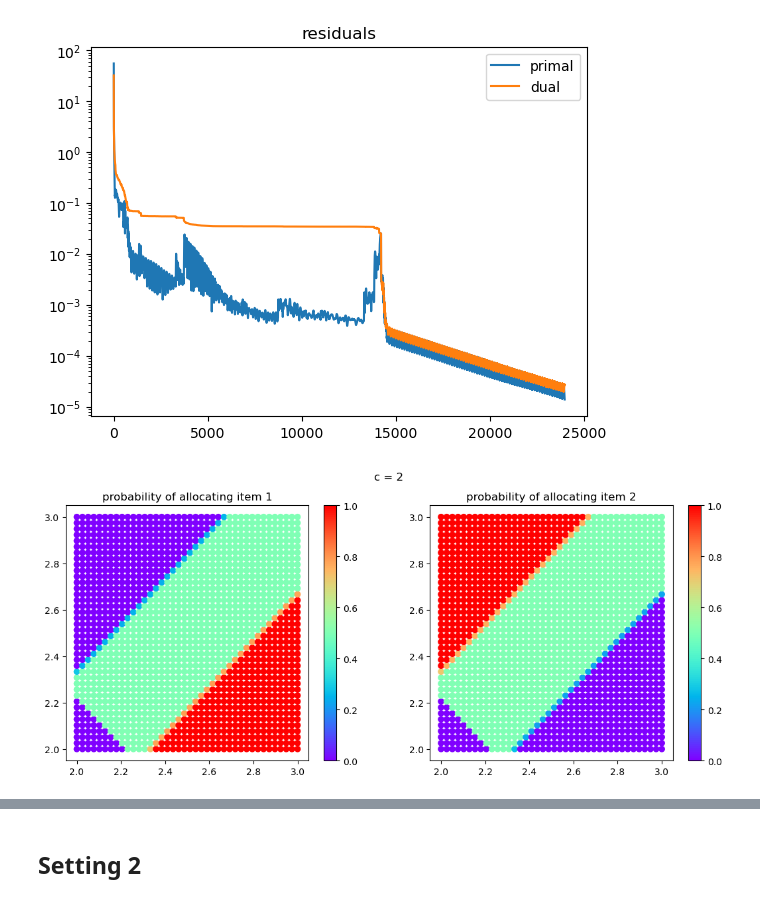
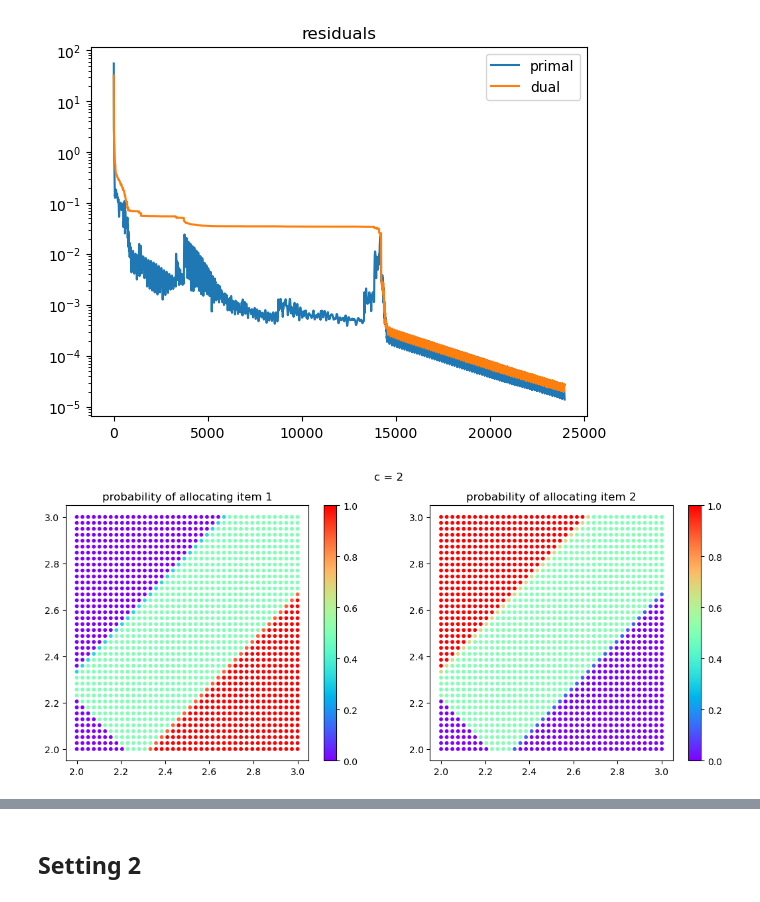
Before and after one commit to x-dupuis/screening-algo, a Jupyter notebook: examples/linear_monopolist.ipynb, the cells around one changed output, grey strips where cells are left out. Saved outputs shown, nothing was run; the diff lists cells and outputs as text; code cells hidden in the pictures.

```diff
--- a/examples/linear_monopolist.ipynb
+++ b/examples/linear_monopolist.ipynb
@@ -43,16 +43,17 @@ primal residual = 9.89e-01 tol, dual residual = 2.73e-01 tol
 primal-dual gap = 4.91e+02, optimal value - current value < 9.63e-01 optimal value
 [figure]
 # %%
+import matplotlib.pyplot as plt
 fig, axs = plt.subplots(1,2, figsize=(13,5),) # subplot_kw=dict(aspect='equal',))
-item1 = axs[0].scatter(theta[0], theta[1], c = model.y[:model.N], cmap='rainbow')
+item1 = axs[0].scatter(theta[0], theta[1], c = model.y[:model.N], s=10, cmap='rainbow')
 _ = fig.colorbar(item1)
 _ = axs[0].set_title('probability of allocating item 1')
-item2 = axs[1].scatter(theta[0], theta[1], c = model.y[model.N:], cmap='rainbow')
+item2 = axs[1].scatter(theta[0], theta[1], c = model.y[model.N:], s=10, cmap='rainbow')
 _ = fig.colorbar(item2)
 _ = axs[1].set_title('probability of allocating item 2')
 _ = fig.suptitle(f'c = {c}')
 # %% [output]
-[figure, old version]
+[figure, new version]
 # %%
 path = 'results/'+model.id
 fig.savefig(path, bbox_inches="tight", pad_inches=0.05)
```
Also changed, not shown: parts of 5 cells of this notebook, 2 other files.
